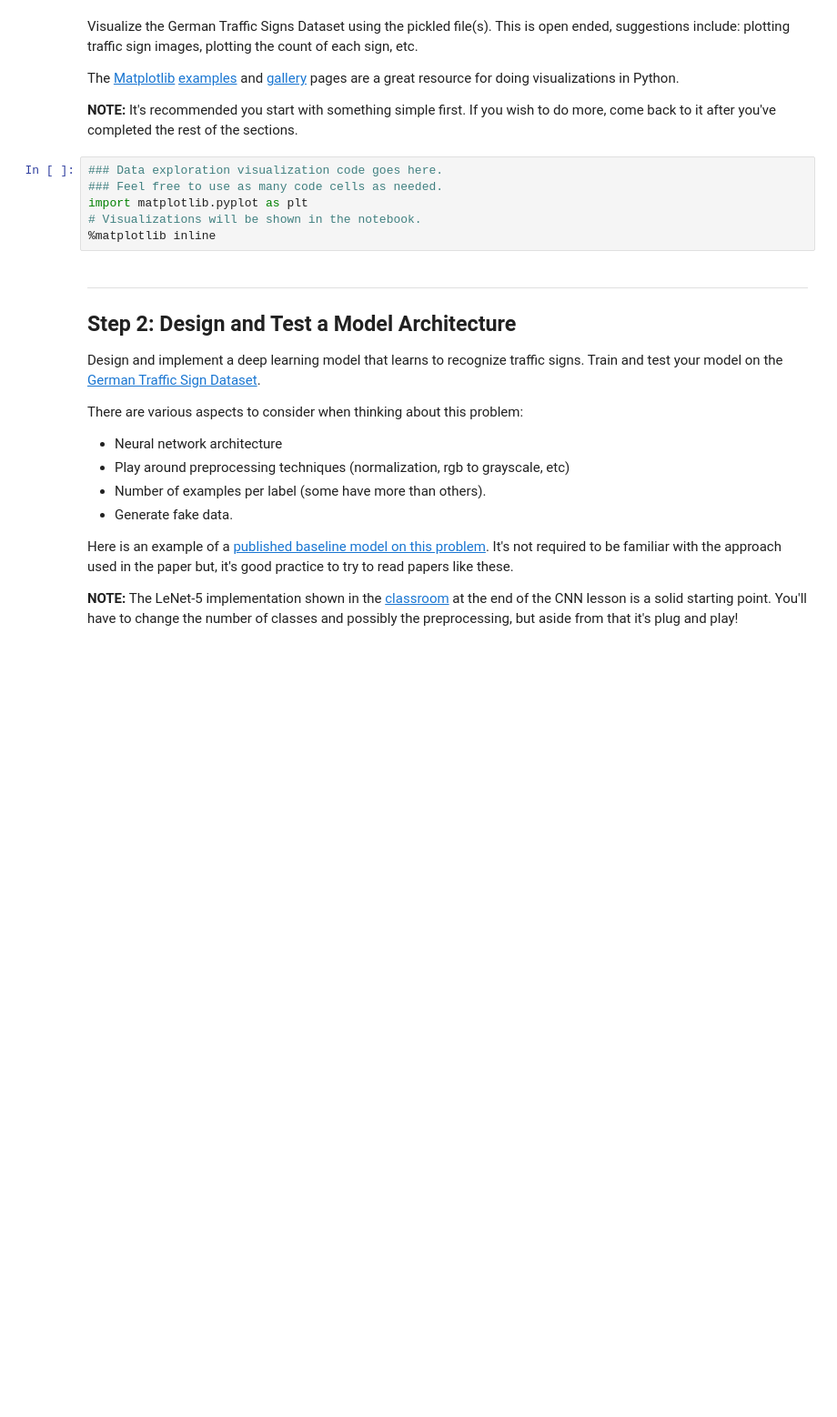
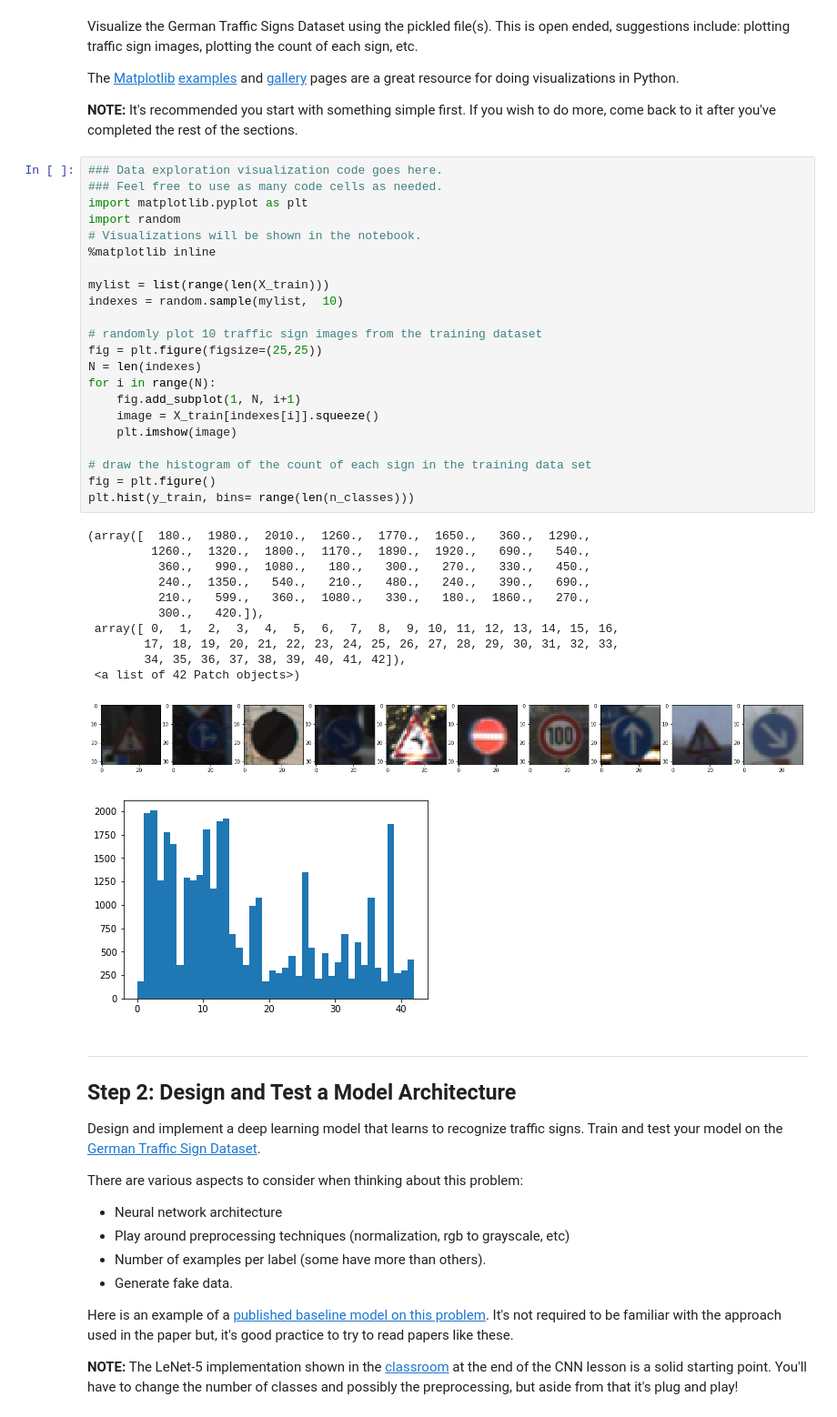
Before and after one commit to yliuosu/Self-Driving-Car, a Jupyter notebook: TrafficSignClassifier/Traffic_Sign_Classifier.ipynb, the cells around one changed output. Shown at 91% size. Cells and saved outputs as stored; diff of their text form; blank space fills up the shorter version.

Commit message:
docs: Implement the code cell for visualing the training dataset

```diff
--- a/TrafficSignClassifier/Traffic_Sign_Classifier.ipynb
+++ b/TrafficSignClassifier/Traffic_Sign_Classifier.ipynb
@@ -102,9 +102,38 @@ The [Matplotlib](http://matplotlib.org/) [examples](http://matplotlib.org/exampl
 # %%
 ### Data exploration visualization code goes here.
 ### Feel free to use as many code cells as needed.
 import matplotlib.pyplot as plt
+import random
 # Visualizations will be shown in the notebook.
 %matplotlib inline
+
+mylist = list(range(len(X_train)))
+indexes = random.sample(mylist,  10)
+
+# randomly plot 10 traffic sign images from the training dataset
+fig = plt.figure(figsize=(25,25))
+N = len(indexes)
+for i in range(N):
+    fig.add_subplot(1, N, i+1)
+    image = X_train[indexes[i]].squeeze()
+    plt.imshow(image)
+
+# draw the histogram of the count of each sign in the training data set
+fig = plt.figure()
+plt.hist(y_train, bins= range(len(n_classes)))
+# %% [output]
+(array([  180.,  1980.,  2010.,  1260.,  1770.,  1650.,   360.,  1290.,
+         1260.,  1320.,  1800.,  1170.,  1890.,  1920.,   690.,   540.,
+          360.,   990.,  1080.,   180.,   300.,   270.,   330.,   450.,
+          240.,  1350.,   540.,   210.,   480.,   240.,   390.,   690.,
+          210.,   599.,   360.,  1080.,   330.,   180.,  1860.,   270.,
+          300.,   420.]),
+ array([ 0,  1,  2,  3,  4,  5,  6,  7,  8,  9, 10, 11, 12, 13, 14, 15, 16,
+        17, 18, 19, 20, 21, 22, 23, 24, 25, 26, 27, 28, 29, 30, 31, 32, 33,
+        34, 35, 36, 37, 38, 39, 40, 41, 42]),
+ <a list of 42 Patch objects>)
+[figure, added]
+[figure, added]
 # %% [markdown]
 ----
 
```
